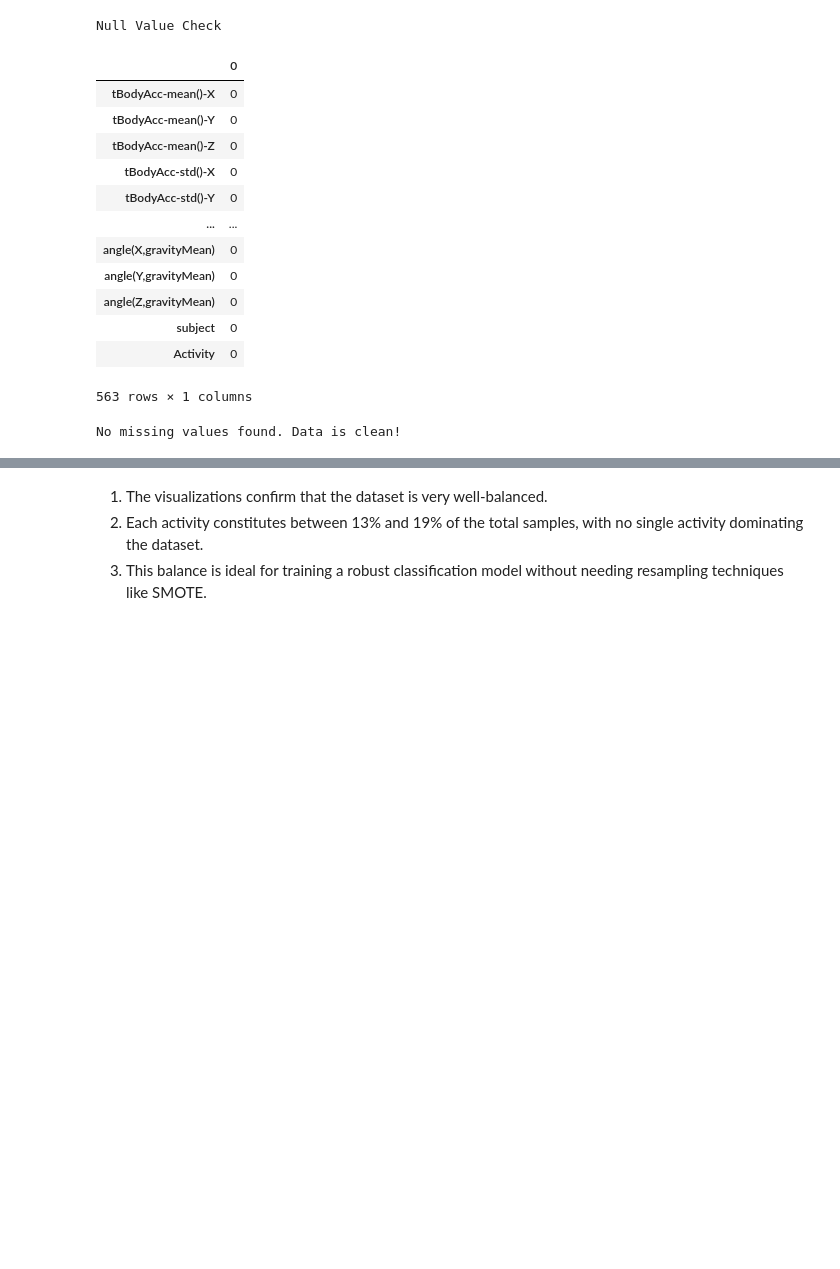
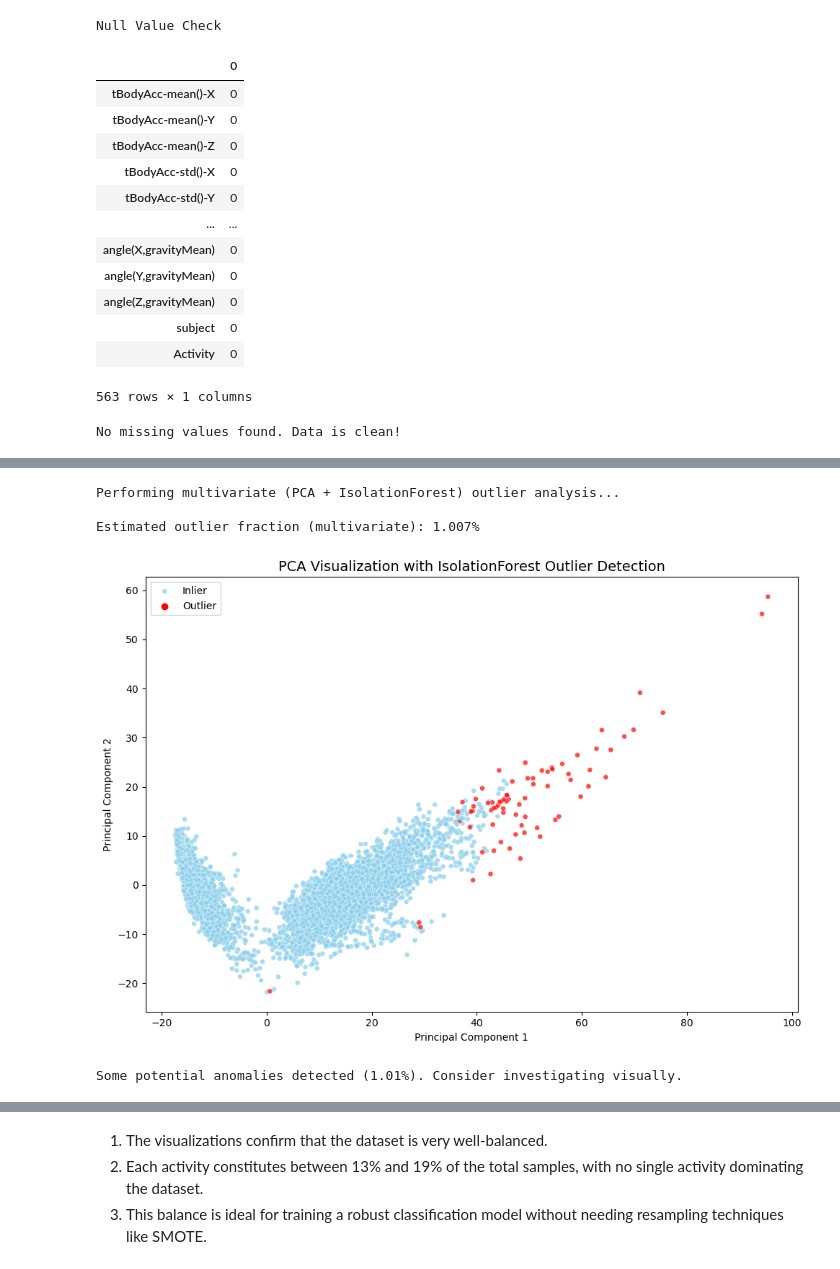
Before and after one commit to Parvptl/human_activity_recognition, a Jupyter notebook: notebooks/01_EDA.ipynb, the cells around one changed output, grey strips where cells are left out. Cells and saved outputs as stored; diff of their text form; code cells hidden in the pictures; blank space fills up the shorter version.

Commit message:
Finalized and recovered EDA notebook after merge issue

```diff
--- a/notebooks/01_EDA.ipynb
+++ b/notebooks/01_EDA.ipynb
@@ -100,0 +258,59 @@ HANDLING OUTLIERS
+# %%
+# ---------------- MULTIVARIATE OUTLIER ANALYSIS ---------------- #
+from sklearn.preprocessing import StandardScaler
+from sklearn.decomposition import PCA
+from sklearn.ensemble import IsolationForest
+import matplotlib.pyplot as plt
+import seaborn as sns
+import numpy as np
+
+print("\nPerforming multivariate (PCA + IsolationForest) outlier analysis...")
+
+# Drop label column if present
+label_col = 'Activity' if 'Activity' in train_df.columns else None
+X = train_df.drop(columns=[label_col]) if label_col else train_df.copy()
+
+#  Standardize features (important for PCA / IsolationForest)
+scaler = StandardScaler()
+X_scaled = scaler.fit_transform(X)
+
+# Reduce to 2 principal components for visualization
+pca = PCA(n_components=2, random_state=42)
+X_pca = pca.fit_transform(X_scaled)
+
+# Fit IsolationForest
+iso = IsolationForest(contamination=0.01, random_state=42)
+outlier_pred = iso.fit_predict(X_scaled)  # -1 = outlier, 1 = inlier
+
+# Calculate fraction
+outlier_fraction = (outlier_pred == -1).mean() * 100
+print(f"\nEstimated outlier fraction (multivariate): {outlier_fraction:.3f}%")
+
+# Visualize in PCA space
+plt.figure(figsize=(10,7))
+sns.scatterplot(
+    x=X_pca[:,0],
+    y=X_pca[:,1],
+    hue=outlier_pred,
+    palette={1: "skyblue", -1: "red"},
+    alpha=0.7,
+    s=25
+)
+plt.title("PCA Visualization with IsolationForest Outlier Detection", fontsize=14)
+plt.xlabel("Principal Component 1")
+plt.ylabel("Principal Component 2")
+plt.legend(["Inlier", "Outlier"], loc="best")
+plt.tight_layout()
+plt.show()
+
+# Final interpretation
+if outlier_fraction < 1:
+    print(f"No significant outliers detected ({outlier_fraction:.3f}% flagged). Dataset is clean ")
+else:
+    print(f"Some potential anomalies detected ({outlier_fraction:.2f}%). Consider investigating visually.")
+# %% [output]
+Performing multivariate (PCA + IsolationForest) outlier analysis...
+
+Estimated outlier fraction (multivariate): 1.007%
+[figure, added]
+Some potential anomalies detected (1.01%). Consider investigating visually.
```
Also changed, not shown: parts of 11 cells of this notebook.
